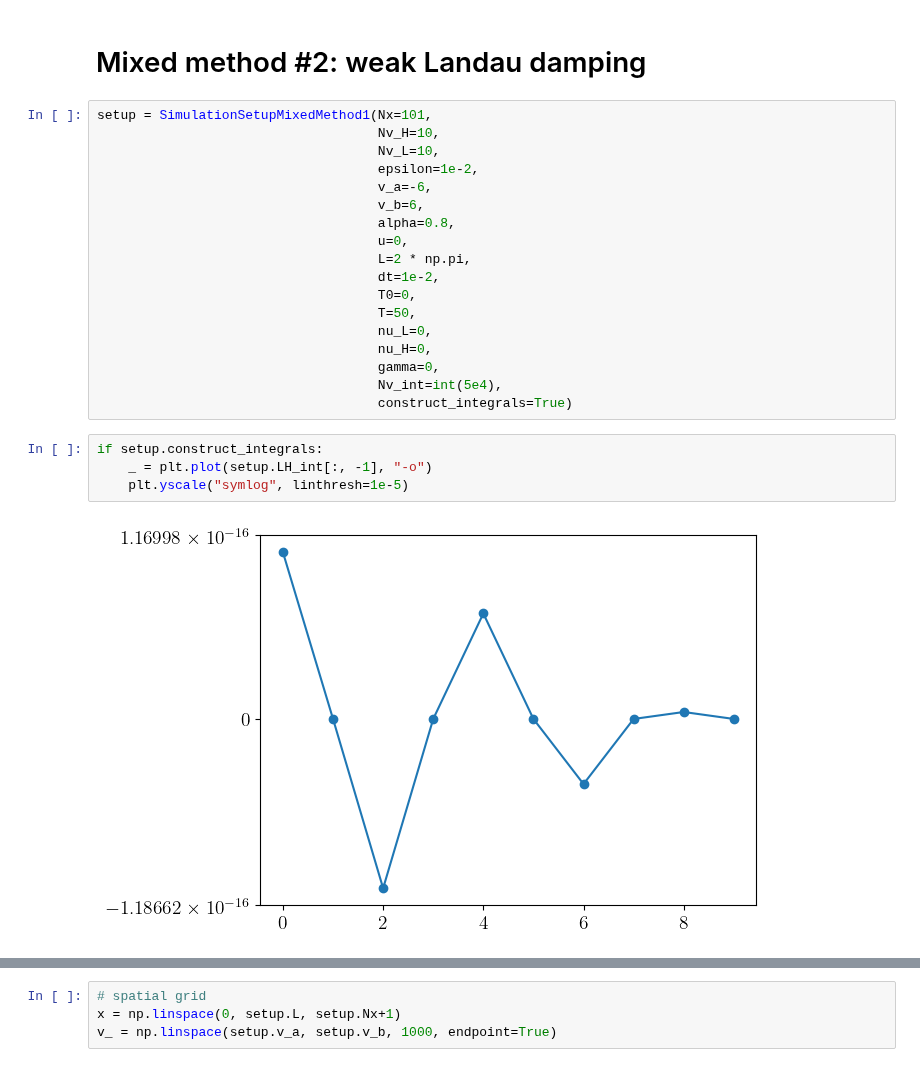
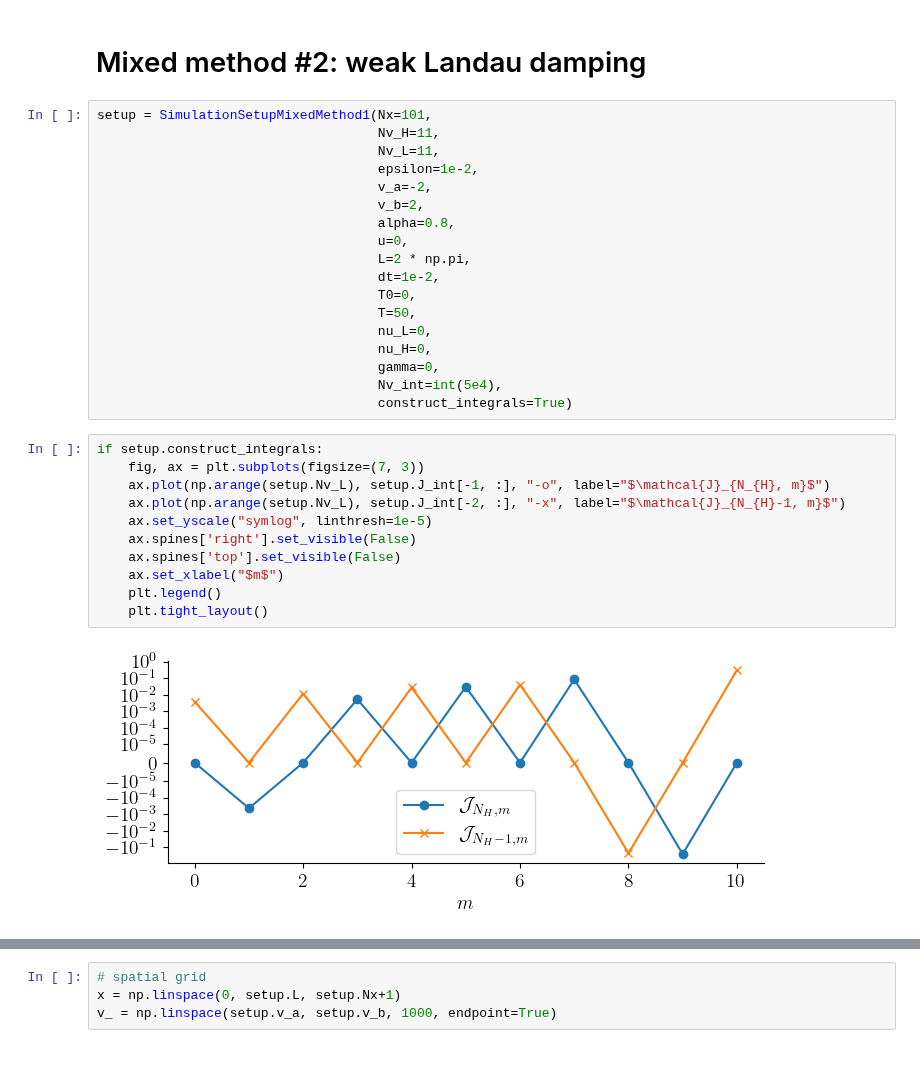
Before and after one commit to opaliss/mixed_methods, a Jupyter notebook: analysis/mixed_method_2/weak_landau_damping_mixed_method_2.ipynb, the cells around one changed output, grey strips where cells are left out. Cells and saved outputs as stored; diff of their text form.

```diff
--- a/analysis/mixed_method_2/weak_landau_damping_mixed_method_2.ipynb
+++ b/analysis/mixed_method_2/weak_landau_damping_mixed_method_2.ipynb
@@ -30,11 +30,11 @@ matplotlib.rcParams['text.usetex'] = True
 # Mixed method #2: weak Landau damping
 # %%
 setup = SimulationSetupMixedMethod1(Nx=101,
-                                    Nv_H=10,
-                                    Nv_L=10,
+                                    Nv_H=11,
+                                    Nv_L=11,
                                     epsilon=1e-2,
-                                    v_a=-6,
-                                    v_b=6,
+                                    v_a=-2,
+                                    v_b=2,
                                     alpha=0.8,
                                     u=0,
                                     L=2 * np.pi,
@@ -48,9 +48,16 @@ setup = SimulationSetupMixedMethod1(Nx=101,
                                     construct_integrals=True)
 # %%
 if setup.construct_integrals:
-    _ = plt.plot(setup.LH_int[:, -1], "-o")
-    plt.yscale("symlog", linthresh=1e-5)
+    fig, ax = plt.subplots(figsize=(7, 3))
+    ax.plot(np.arange(setup.Nv_L), setup.J_int[-1, :], "-o", label="$\mathcal{J}_{N_{H}, m}$")
+    ax.plot(np.arange(setup.Nv_L), setup.J_int[-2, :], "-x", label="$\mathcal{J}_{N_{H}-1, m}$")
+    ax.set_yscale("symlog", linthresh=1e-5)
+    ax.spines['right'].set_visible(False)
+    ax.spines['top'].set_visible(False)
+    ax.set_xlabel("$m$")
+    plt.legend()
+    plt.tight_layout()
 # %% [output]
-[figure, old version]
+[figure, new version]
 # %%
 if setup.construct_integrals:
```
Also changed, not shown: parts of 12 cells of this notebook, 8 other files.
